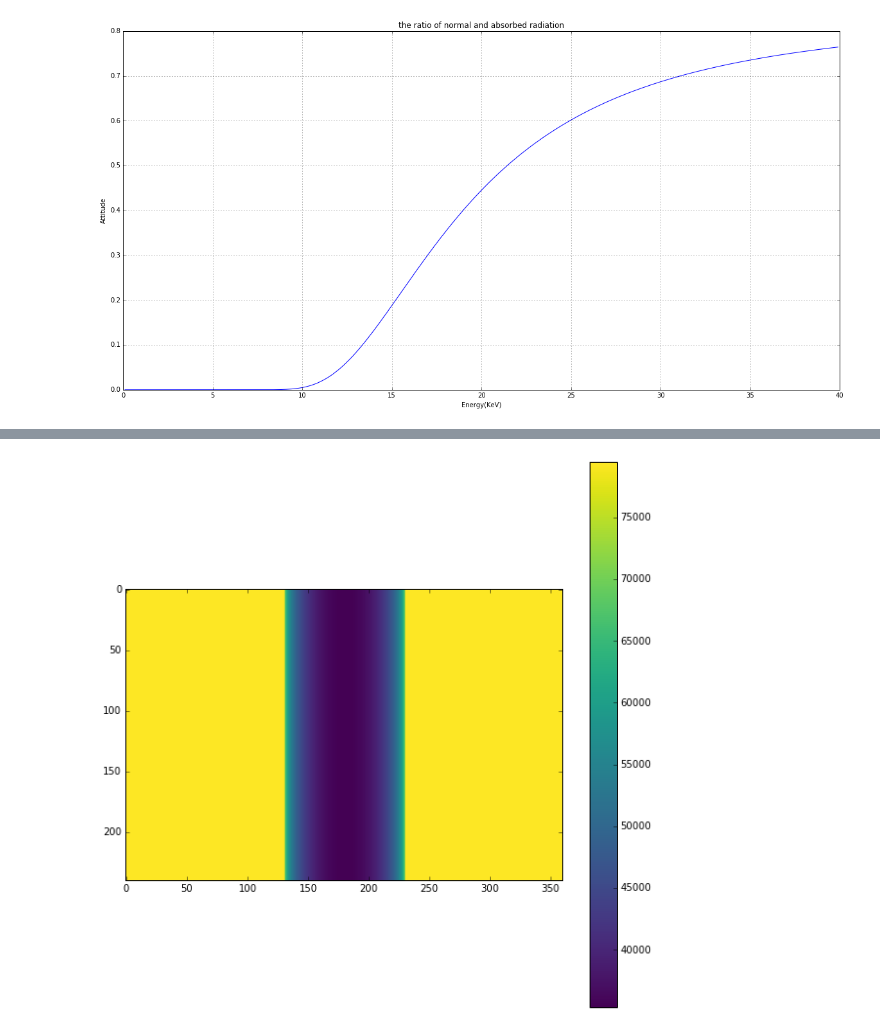
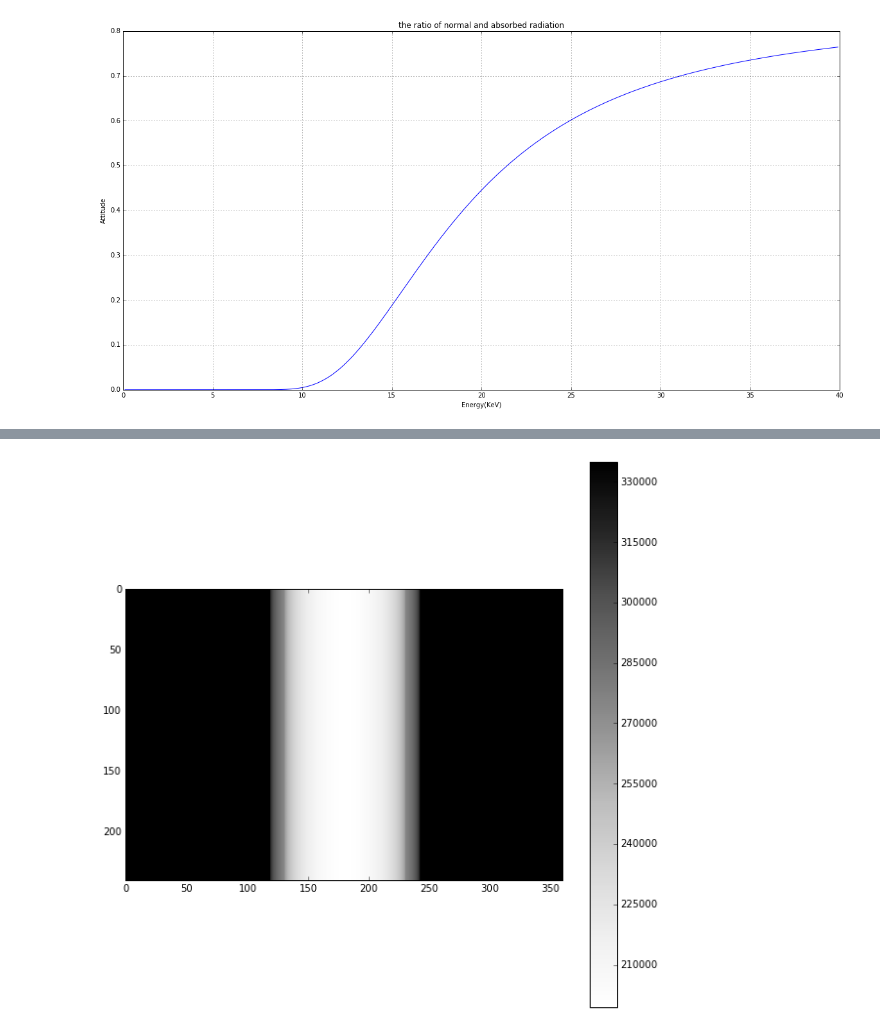
Before and after one commit to buzmakov/X-RAY-1, a Jupyter notebook: Detection_H2O.ipynb, the cells around one changed output, grey strips where cells are left out. Cells and saved outputs as stored; diff of their text form; code cells hidden in the pictures.

```diff
--- a/Detection_H2O.ipynb
+++ b/Detection_H2O.ipynb
@@ -24,6 +27,6 @@ def absorb(E, material, s, r):
 def func(E, Ek):
 
 
-    z=42.0 # порядковый номер элемента анода(молибден)
+    z=42 # порядковый номер элемента анода(молибден)
     res = z*Ek*Ek/12.39/12.39*E*E*(Ek/12.39-1/12.39*E)
     return res
@@ -71,13 +89,13 @@ plt.ylabel('Attitude')
 <matplotlib.text.Text at 0x...>
 [figure]
 # %%
-Ekr = 30
-
-E = 2/3*Ekr
+E = 2./3*Ekr
 t0 = 1/5*0.009
 t = 0
 m = 360
 n = 240
+
+
 Mas = [[func(E,Ekr)] * m for j in range(n)]
 
 for j in range(0, n, 1):
@@ -88,3 +106,16 @@ for j in range(0, n, 1):
         elif i>180 and i<=230:
             t = 0.02*np.sqrt(2500 - (i - 180)**2)
             Mas[j][i] = func(E,Ekr)*absorb(E, 'H2O', t, 1)
+
+for j in range(0, n, 1):
+    for i in range(0, m, 1):
+        if i>=118 and i<=180:
+            t = 0.02*np.sqrt(3844 - (62 - i + 118)**2)
+            if i>=130 and i<=180:
+                t = t - 0.02*np.sqrt(2500 - (50 - i + 130)**2)
+            Mas[j][i] = Mas[j][i]*absorb(E, 'C3H6', t, 0.91)
+        if i>180 and i<=242:
+            t = 0.02*np.sqrt(3844 - (i - 180)**2)
+            if i>180 and i<=230:
+                t = t - 0.02*np.sqrt(2500 - (i - 180)**2)
+            Mas[j][i] = Mas[j][i]*absorb(E, 'C3H6', t, 0.91)
@@ -91,9 +160,9 @@ for j in range(0, n, 1):
 # %%
 
 plt.figure(figsize=(10,10))
-plt.imshow(Mas, cmap=plt.cm.viridis)
+plt.imshow(Mas, cmap=plt.cm.Greys)
 plt.colorbar()
 plt.show()
 # %% [output]
-[figure, old version]
+[figure, new version]
 # %%
```
Also changed, not shown: parts of 11 cells of this notebook.
